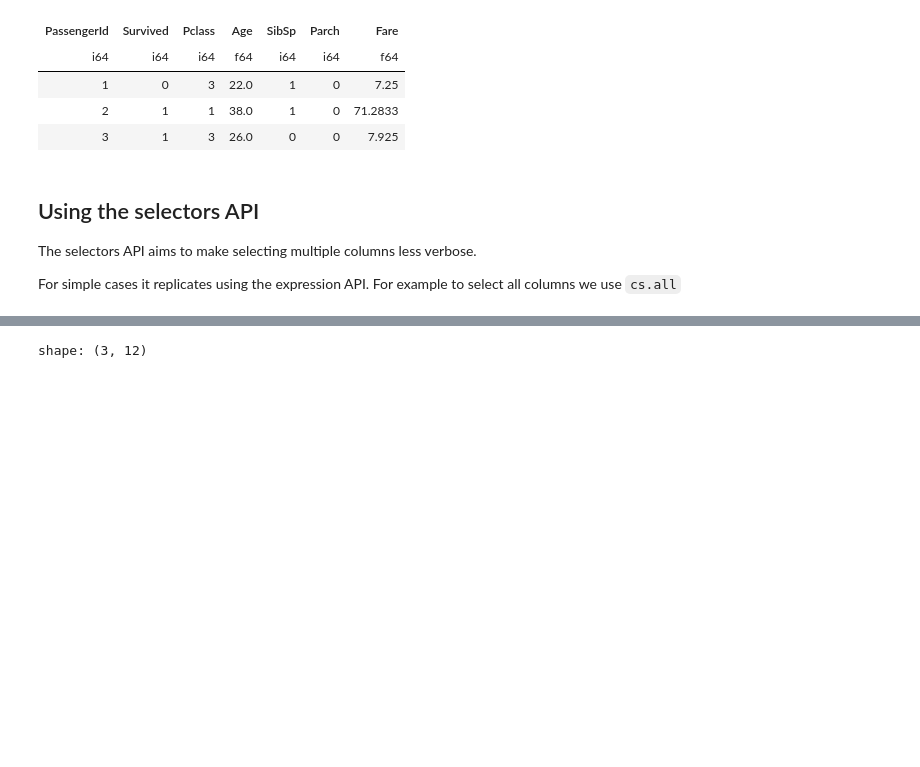
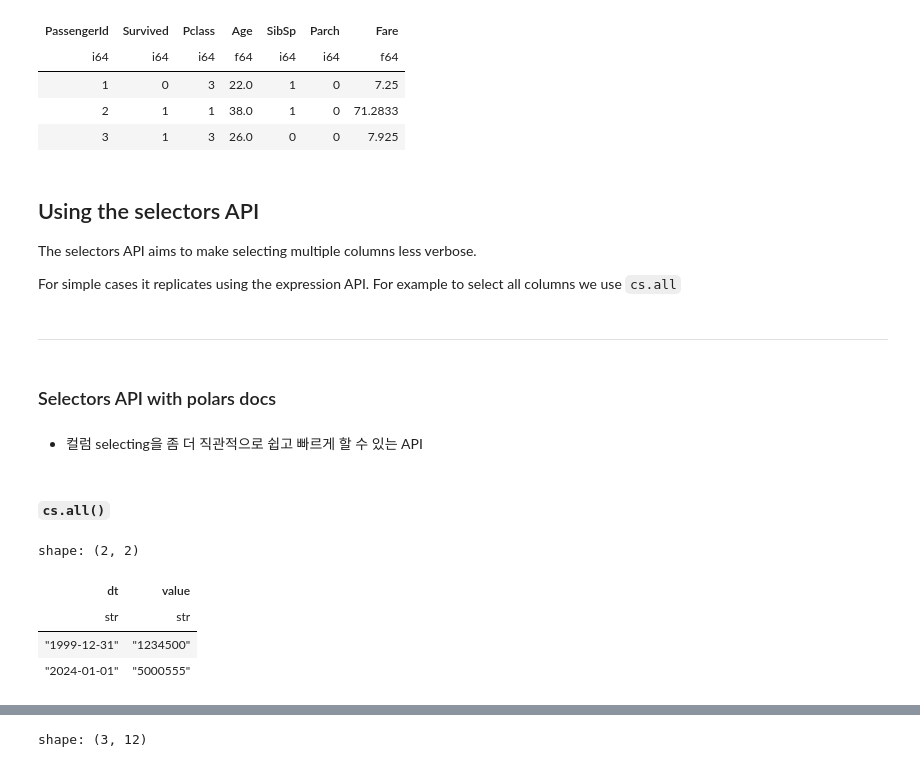
Before and after one commit to ddanghyni/SNT_GYM, a Jupyter notebook: Polars/polars-materials/notebooks/03_selecting_transformations/03-SelectingColumnsMultipleColumns.ipynb, the cells around one changed output, grey strips where cells are left out. Cells and saved outputs as stored; diff of their text form; code cells hidden in the pictures; blank space fills up the shorter version.

```diff
--- a/Polars/polars-materials/notebooks/03_selecting_transformations/03-SelectingColumnsMultipleColumns.ipynb
+++ b/Polars/polars-materials/notebooks/03_selecting_transformations/03-SelectingColumnsMultipleColumns.ipynb
@@ -162,3 +162,36 @@ shape: (3, 7)
 The selectors API aims to make selecting multiple columns less verbose.
 
 For simple cases it replicates using the expression API. For example to select all columns we use `cs.all`
+# %% [markdown]
+<hr>
+# %% [markdown]
+### Selectors API with polars docs
+# %% [markdown]
+* 컬럼 selecting을 좀 더 직관적으로 쉽고 빠르게 할 수 있는 API
+# %% [markdown]
+####  `cs.all()`
+# %%
+import polars.selectors as cs
+import polars as pl
+from datetime import date
+# cs.all() - > select all column
+tmp = pl.DataFrame(
+    {
+        "dt": [date(1999, 12, 31), date(2024, 1, 1)],
+        "value": [1_234_500, 5_000_555],
+    },
+    schema_overrides={"value": pl.Int32},
+)
+
+(
+    tmp
+    .select(
+        cs.all().cast(pl.String) # .cast -> 특정 열의 데이터 타입을 변형
+    )
+)
+# %% [output]
+shape: (2, 2)
+| dt | value |
+| str | str |
+| "1999-12-31" | "1234500" |
+| "2024-01-01" | "5000555" |
```
Also changed, not shown: parts of 11 cells of this notebook, 2 other files.
